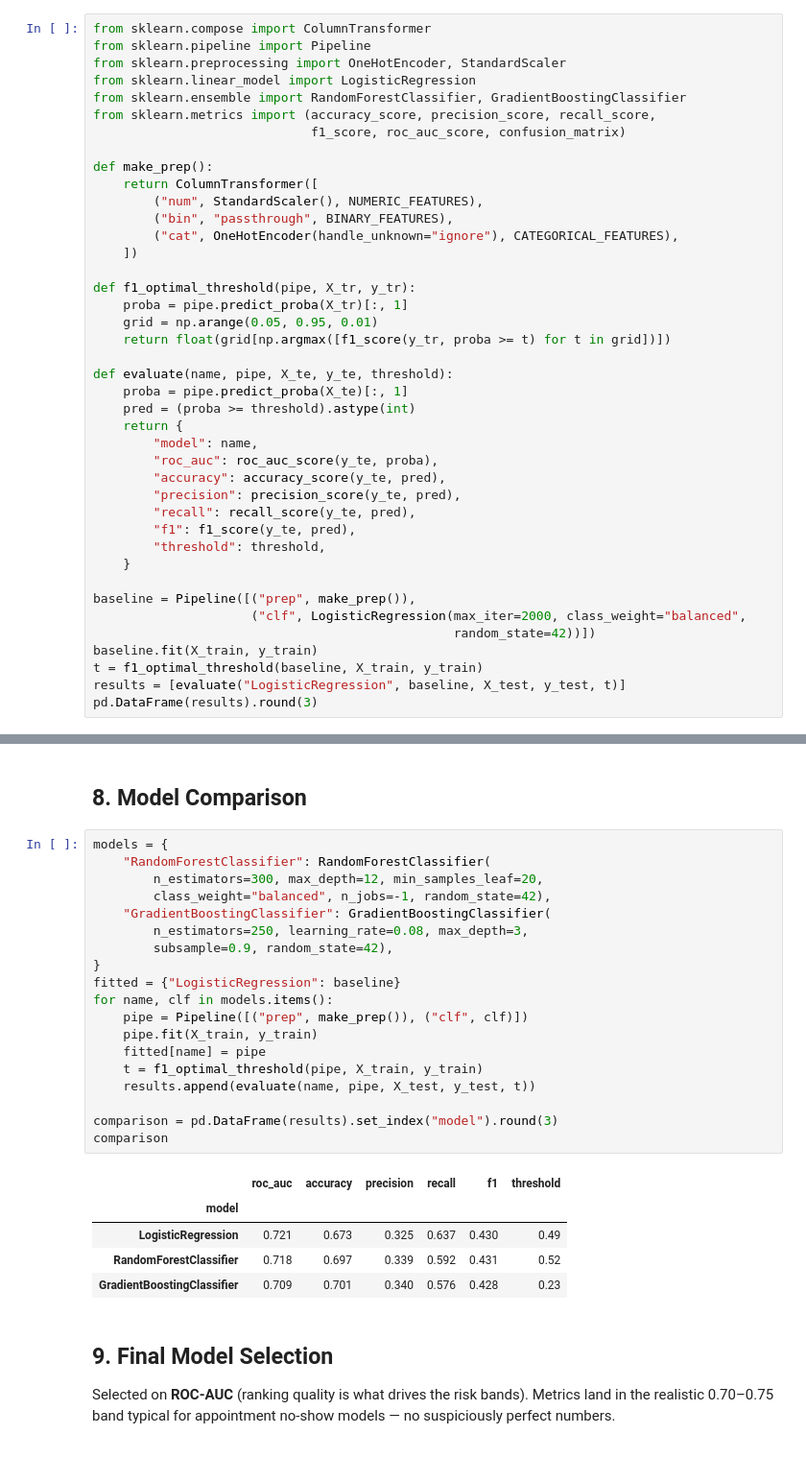
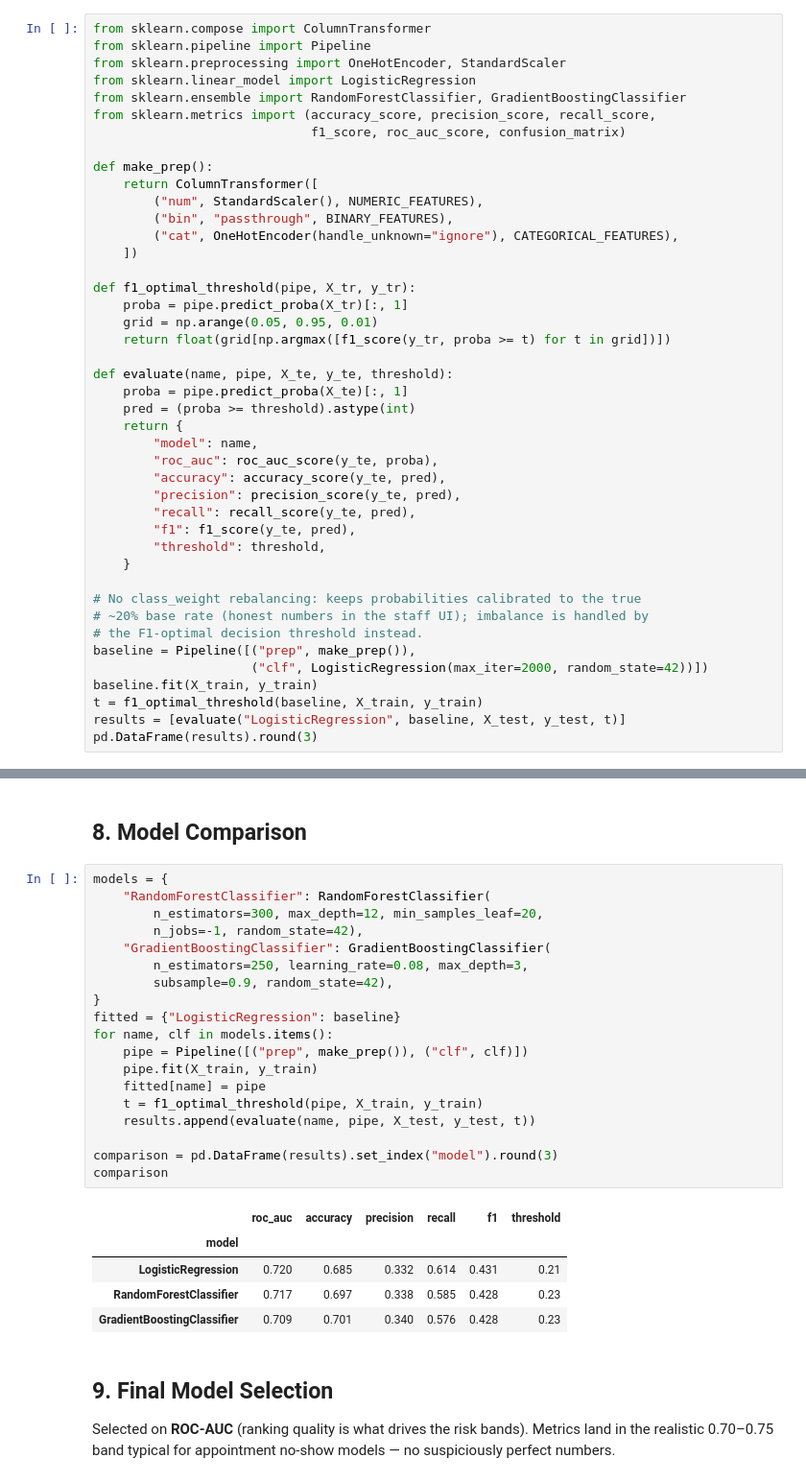
Before and after one commit to Darshita-dp/Patient-Access-No-Show-Automation-Platform, a Jupyter notebook: notebooks/03_no_show_prediction_model.ipynb, the cells around one changed output, grey strips where cells are left out. Shown at 96% size. Saved outputs shown, nothing was run; the diff lists cells and outputs as text.

```diff
--- a/notebooks/03_no_show_prediction_model.ipynb
+++ b/notebooks/03_no_show_prediction_model.ipynb
@@ -150,9 +150,11 @@ def evaluate(name, pipe, X_te, y_te, threshold):
         "threshold": threshold,
     }
 
+# No class_weight rebalancing: keeps probabilities calibrated to the true
+# ~20% base rate (honest numbers in the staff UI); imbalance is handled by
+# the F1-optimal decision threshold instead.
 baseline = Pipeline([("prep", make_prep()),
-                     ("clf", LogisticRegression(max_iter=2000, class_weight="balanced",
-                                                random_state=42))])
+                     ("clf", LogisticRegression(max_iter=2000, random_state=42))])
 baseline.fit(X_train, y_train)
 t = f1_optimal_threshold(baseline, X_train, y_train)
 results = [evaluate("LogisticRegression", baseline, X_test, y_test, t)]
@@ -165,27 +167,27 @@ pd.DataFrame(results).round(3)
 # %%
 models = {
     "RandomForestClassifier": RandomForestClassifier(
         n_estimators=300, max_depth=12, min_samples_leaf=20,
-        class_weight="balanced", n_jobs=-1, random_state=42),
+        n_jobs=-1, random_state=42),
     "GradientBoostingClassifier": GradientBoostingClassifier(
         n_estimators=250, learning_rate=0.08, max_depth=3,
         subsample=0.9, random_state=42),
 }
 fitted = {"LogisticRegression": baseline}
 for name, clf in models.items():
     pipe = Pipeline([("prep", make_prep()), ("clf", clf)])
     pipe.fit(X_train, y_train)
     fitted[name] = pipe
     t = f1_optimal_threshold(pipe, X_train, y_train)
     results.append(evaluate(name, pipe, X_test, y_test, t))
 
 comparison = pd.DataFrame(results).set_index("model").round(3)
 comparison
 # %% [output]
 |  | roc_auc | accuracy | precision | recall | f1 | threshold |
 | model |  |  |  |  |  |  |
-| LogisticRegression | 0.721 | 0.673 | 0.325 | 0.637 | 0.430 | 0.49 |
-| RandomForestClassifier | 0.718 | 0.697 | 0.339 | 0.592 | 0.431 | 0.52 |
+| LogisticRegression | 0.720 | 0.685 | 0.332 | 0.614 | 0.431 | 0.21 |
+| RandomForestClassifier | 0.717 | 0.697 | 0.338 | 0.585 | 0.428 | 0.23 |
 | GradientBoostingClassifier | 0.709 | 0.701 | 0.340 | 0.576 | 0.428 | 0.23 |
 # %% [markdown]
 ## 9. Final Model Selection
```
Also changed, not shown: parts of 4 cells of this notebook, 20 other files.
